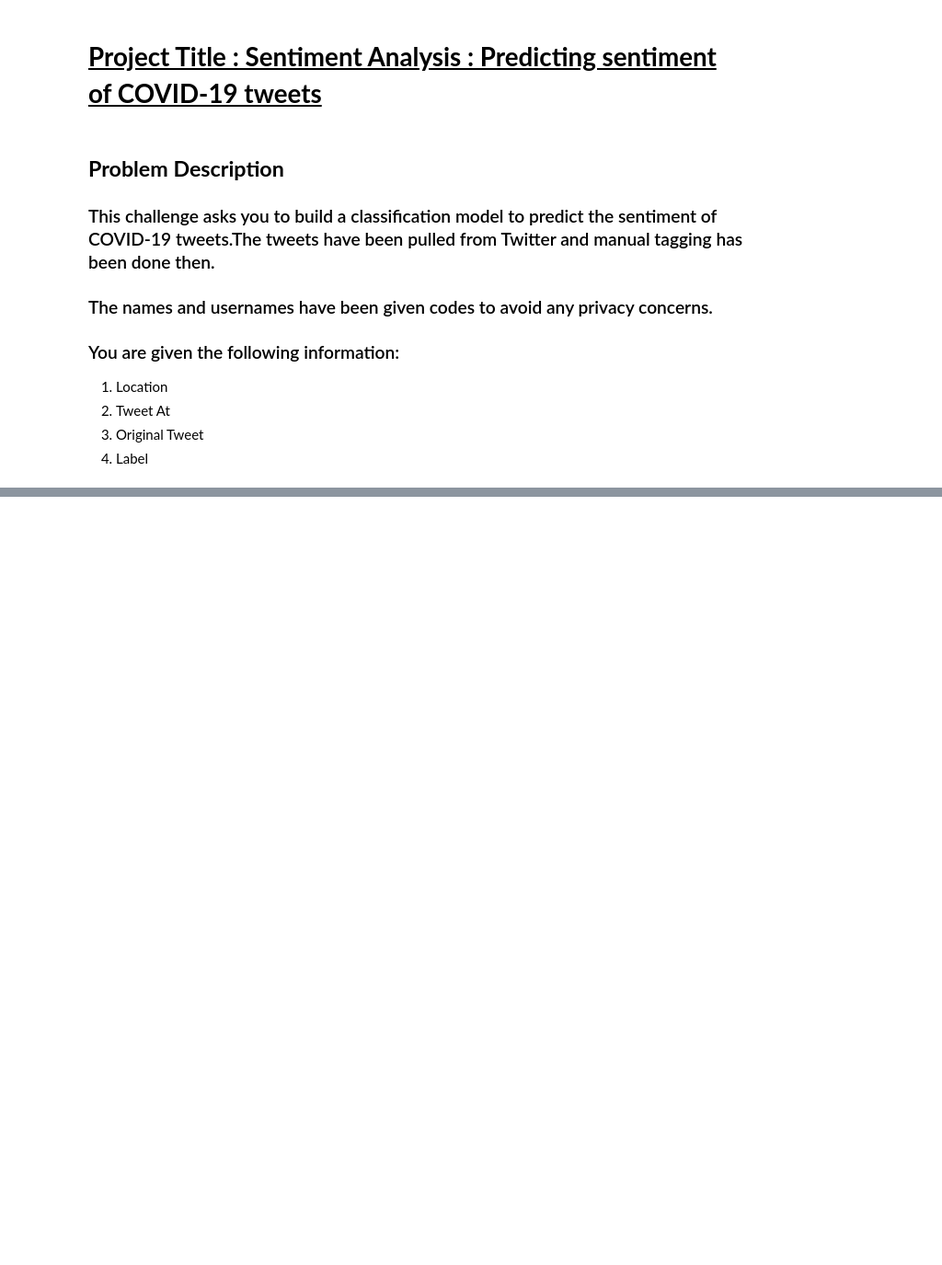
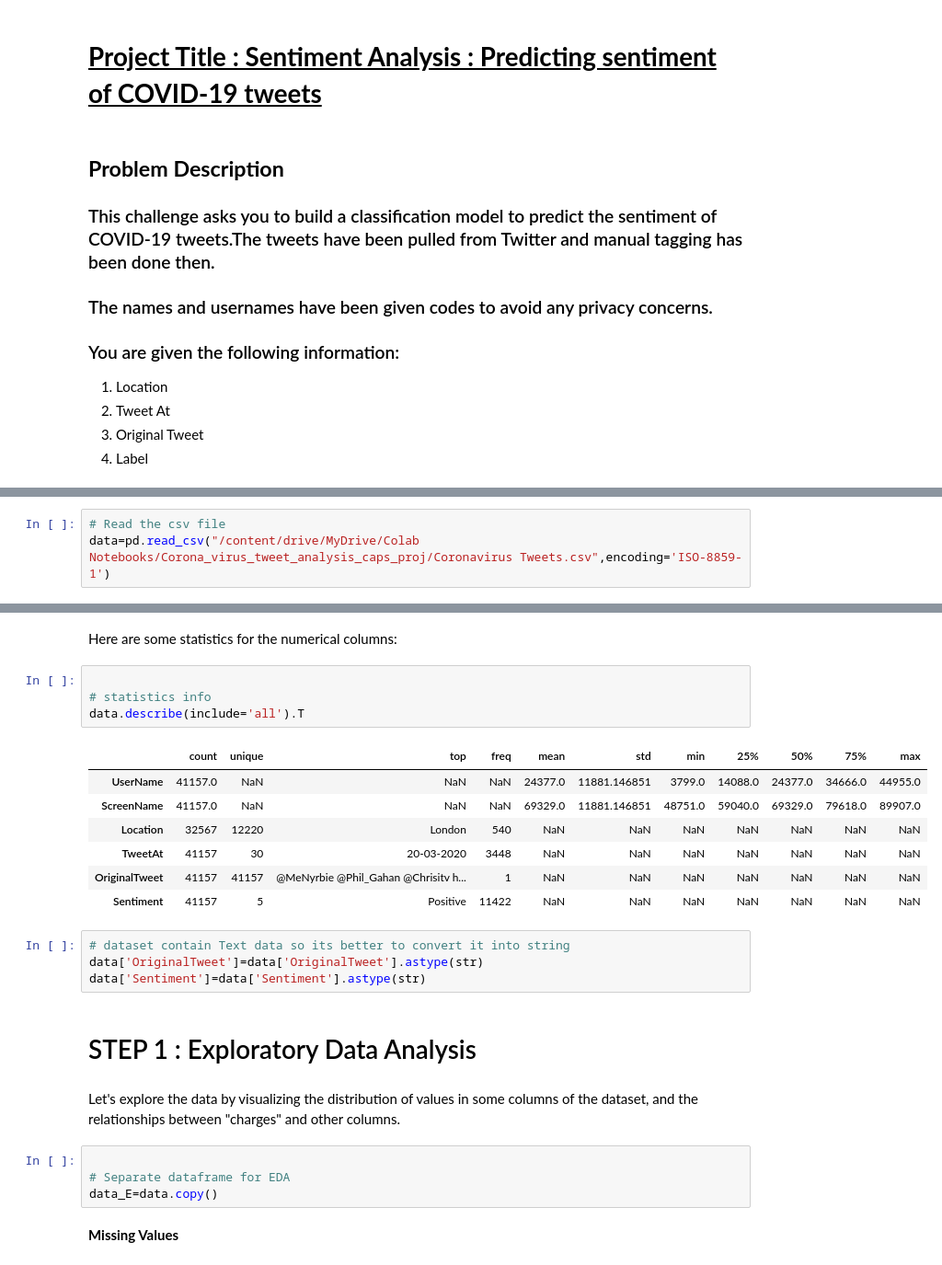
Before and after one commit to Amit-95/Coronavirus_Tweet_sentiment_analysis, a Jupyter notebook: Coronavirus_Tweet_Sentiment_Analysis_Capstone_Project.ipynb, the cells around one changed output, grey strips where cells are left out. Shown at 92% size. Cells and saved outputs as stored; diff of their text form; blank space fills up the shorter version.

```diff
--- a/Coronavirus_Tweet_Sentiment_Analysis_Capstone_Project.ipynb
+++ b/Coronavirus_Tweet_Sentiment_Analysis_Capstone_Project.ipynb
@@ -16,0 +70,3 @@
+# %%
+# Read the csv file
+data=pd.read_csv("/content/drive/MyDrive/Colab Notebooks/Corona_virus_tweet_analysis_caps_proj/Coronavirus Tweets.csv",encoding='ISO-8859-1')
@@ -16,0 +127,28 @@
+# %% [markdown]
+Here are some statistics for the numerical columns:
+# %%
+
+# statistics info
+data.describe(include='all').T
+# %% [output]
+|  | count | unique | top | freq | mean | std | min | 25% | 50% | 75% | max |
+| UserName | 41157.0 | NaN | NaN | NaN | 24377.0 | 11881.146851 | 3799.0 | 14088.0 | 24377.0 | 34666.0 | 44955.0 |
+| ScreenName | 41157.0 | NaN | NaN | NaN | 69329.0 | 11881.146851 | 48751.0 | 59040.0 | 69329.0 | 79618.0 | 89907.0 |
+| Location | 32567 | 12220 | London | 540 | NaN | NaN | NaN | NaN | NaN | NaN | NaN |
+| TweetAt | 41157 | 30 | 20-03-2020 | 3448 | NaN | NaN | NaN | NaN | NaN | NaN | NaN |
+| OriginalTweet | 41157 | 41157 | @MeNyrbie @Phil_Gahan @Chrisitv h... | 1 | NaN | NaN | NaN | NaN | NaN | NaN | NaN |
+| Sentiment | 41157 | 5 | Positive | 11422 | NaN | NaN | NaN | NaN | NaN | NaN | NaN |
+# %%
+# dataset contain Text data so its better to convert it into string
+data['OriginalTweet']=data['OriginalTweet'].astype(str)
+data['Sentiment']=data['Sentiment'].astype(str)
+# %% [markdown]
+# STEP 1 : Exploratory Data Analysis
+# %% [markdown]
+Let's explore the data by visualizing the distribution of values in some columns of the dataset, and the relationships between "charges" and other columns.
+# %%
+
+# Separate dataframe for EDA
+data_E=data.copy()
+# %% [markdown]
+**Missing Values**
```
Also changed, not shown: parts of 14 cells of this notebook.
